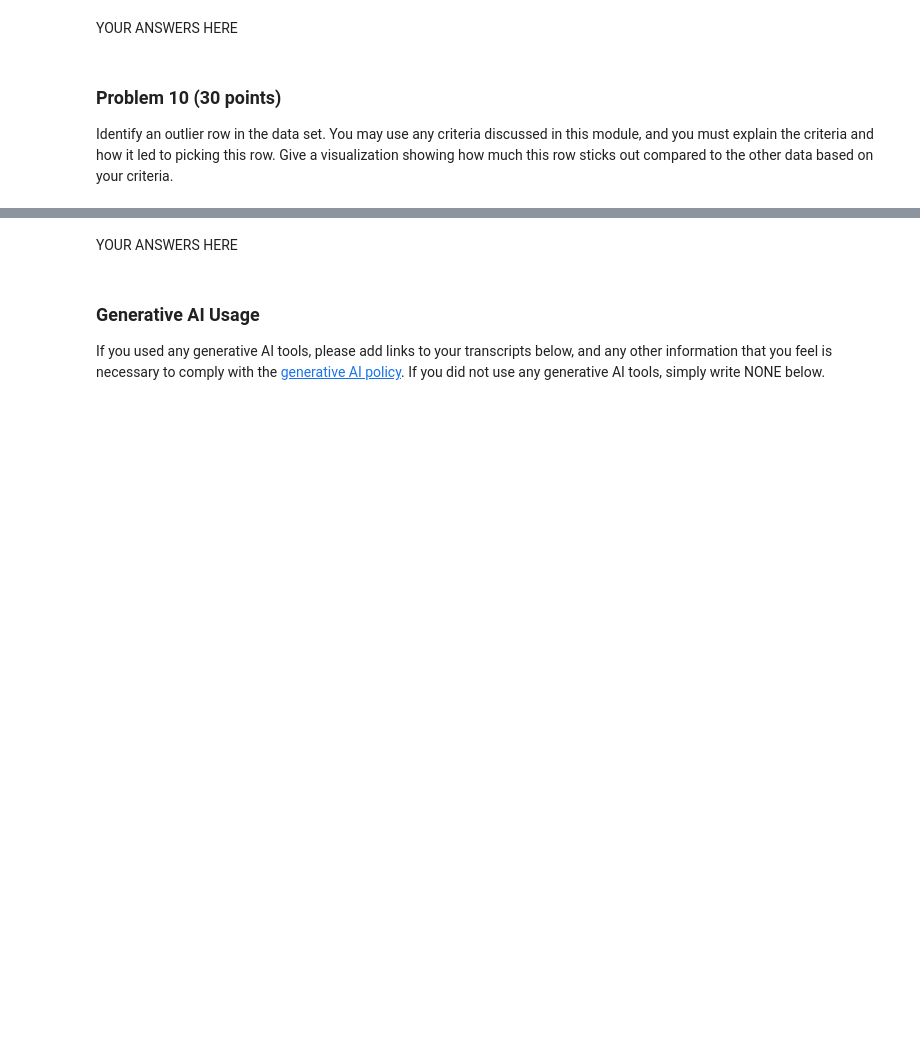
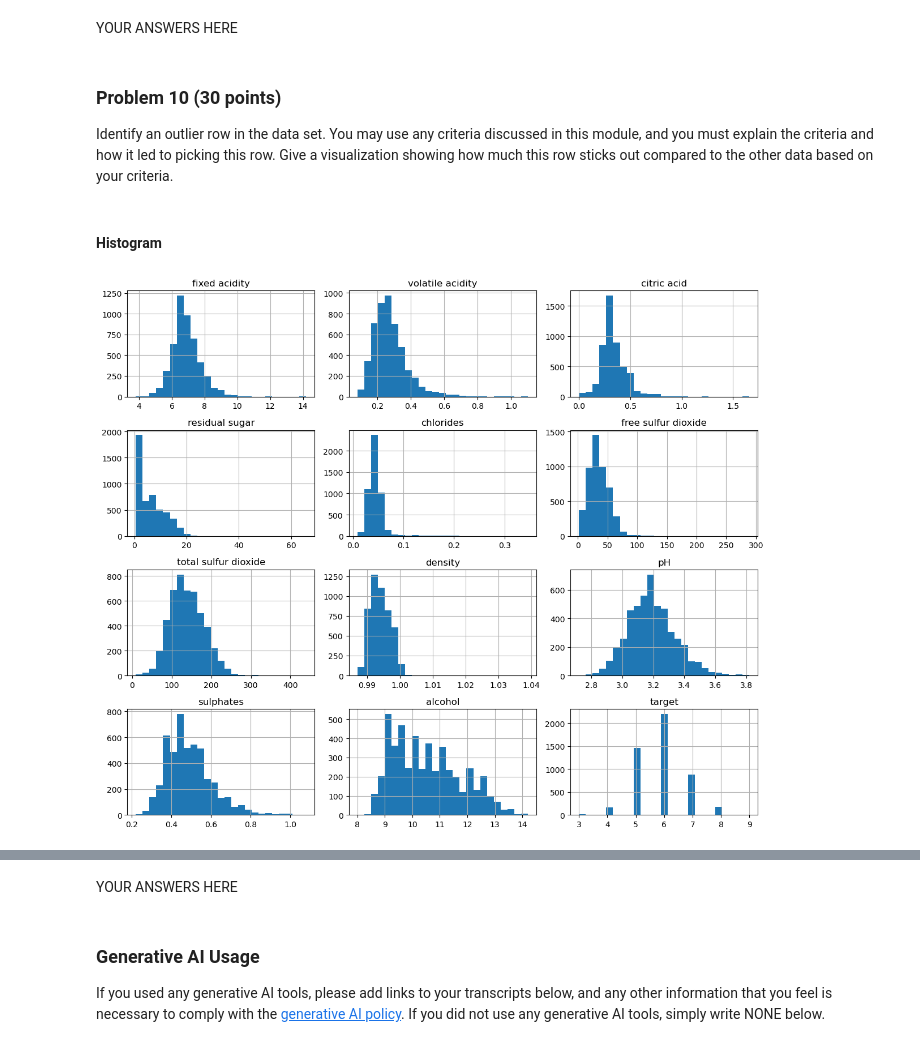
Before and after one commit to tzucker02/dx601-final-project, a Jupyter notebook: project.ipynb, the cells around one changed output, grey strips where cells are left out. Saved outputs shown, nothing was run; the diff lists cells and outputs as text; code cells hidden in the pictures; blank space fills up the shorter version.

```diff
--- a/project.ipynb
+++ b/project.ipynb
@@ -699,5 +714,11 @@ YOUR ANSWERS HERE
 Identify an outlier row in the data set.
 You may use any criteria discussed in this module, and you must explain the criteria and how it led to picking this row.
 Give a visualization showing how much this row sticks out compared to the other data based on your criteria.
+# %% [markdown]
+#### Histogram
 # %%
 # YOUR CODE HERE
+df.hist(bins=25, figsize=(12,10))
+plt.tight_layout()
+# %% [output]
+[figure, added]
```
Also changed, not shown: parts of 27 cells of this notebook.
